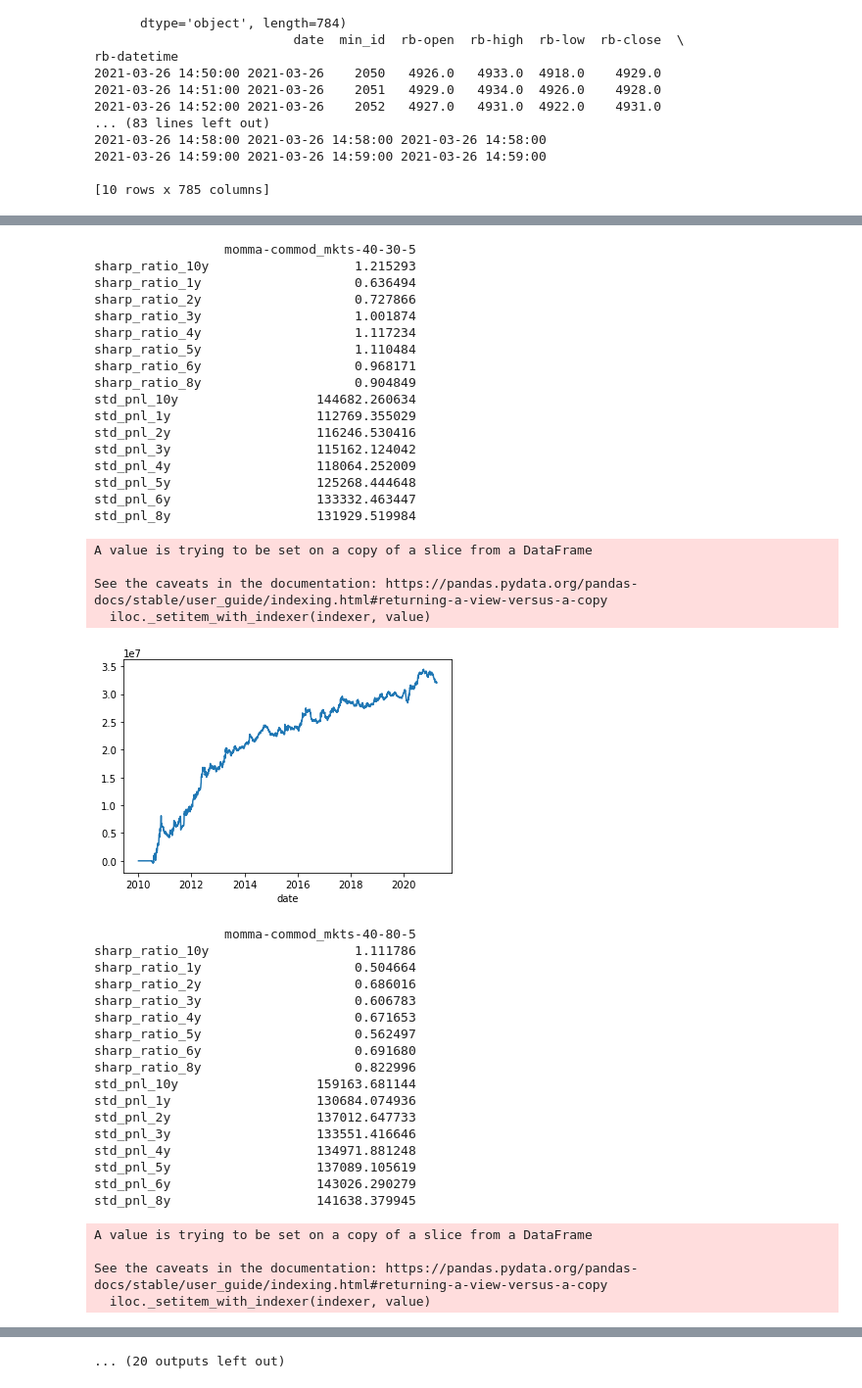
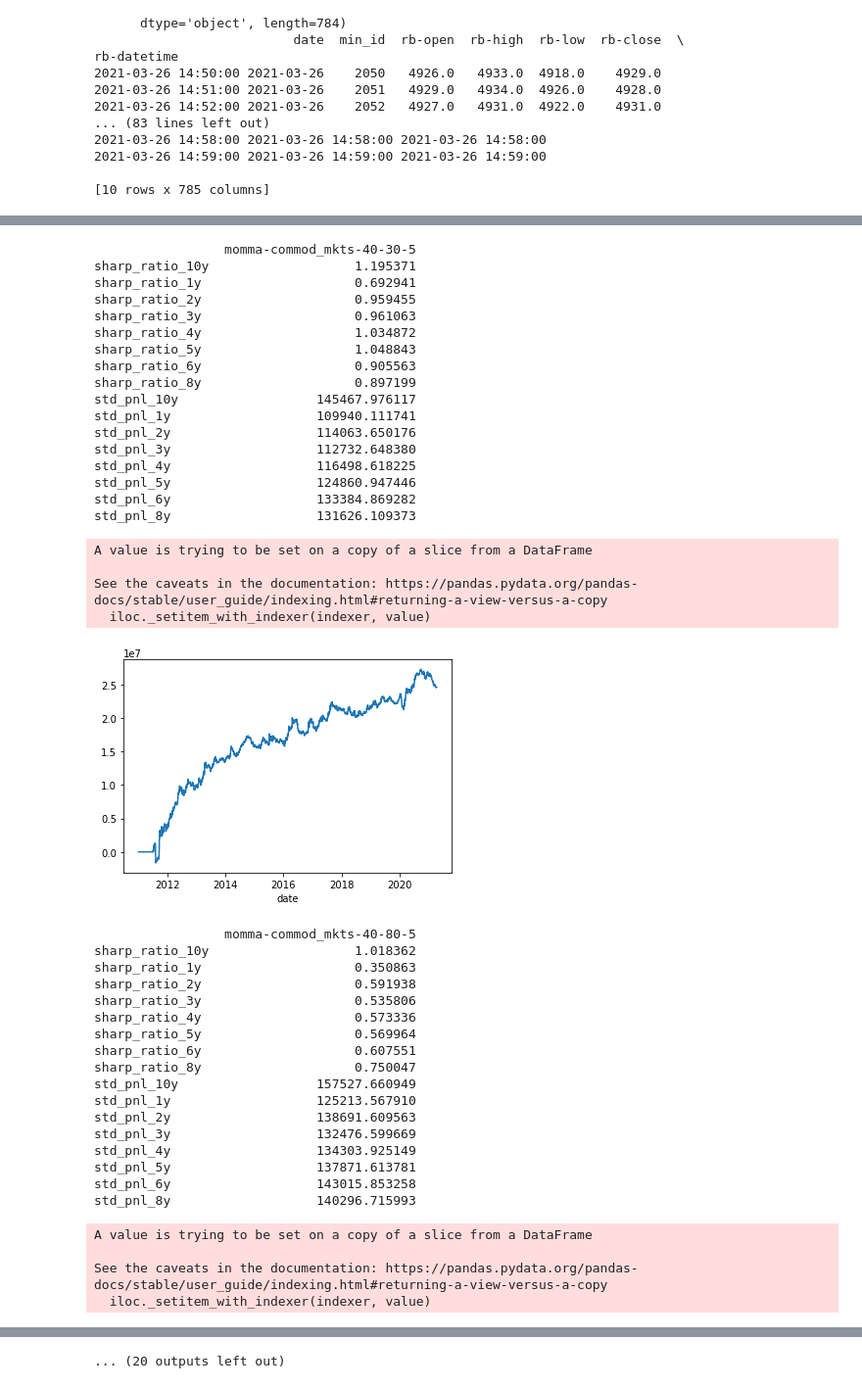
Before and after one commit to harvey1673/pyktrader3, a Jupyter notebook: bktest/bktest_daily_tsmom.ipynb, the cells around one changed output, grey strips where cells are left out. Shown at 98% size. Saved outputs shown, nothing was run; the diff lists cells and outputs as text; code cells hidden in the pictures.

```diff
--- a/bktest/bktest_daily_tsmom.ipynb
+++ b/bktest/bktest_daily_tsmom.ipynb
@@ -74,13 +74,13 @@ field_list = ['open', 'high', 'low', 'close', 'volume', 'openInterest', 'contrac
 mfield_list = ['open', 'high', 'low', 'close', 'volume', 'openInterest', 'contract', 'shift', 'datetime']
 commod_mkts = ['rb', 'hc', 'i', 'j', 'jm', 'ru', 'FG', 'ZC', 'cu', 'al', 'zn', 'pb', 'ni', 'sn', \
                'l', 'pp', 'v', 'TA', 'MA', 'bu', 'sc', 'm', 'RM', 'y', 'p', 'OI', 'a', 'c', 'cs', 'CF', 'SR', 'jd']
-start_date = datetime.date(2016, 1, 1)
-end_date = datetime.date(2021, 3, 26)
+start_date = datetime.date(2011, 1, 1)
+end_date = datetime.date(2021, 4, 13)
 pnl_tenors = ['1y', '2y', '3y', '4y', '5y', '6y', '8y', '10y']
 
 sim_products = commod_mkts
 need_shift = 1
-freq = 'm'
+freq = 'd'
 delim = '-'
 
 if freq == 'd':
@@ -115,7 +115,7 @@ for idx, asset in enumerate(sim_products):
     use_args['end_date'] = end_date
     print("loading mkt = %s, args = %s" % (asset, use_args))
     df = misc.nearby(asset, **use_args)
-    xfield = field_list
+    xfield_list = field_list
     if freq == 'm':
         df = misc.cleanup_mindata(df, asset)
         df = df.reset_index().set_index(['date', 'min_id'])
@@ -358,8 +338,8 @@ product_list = commod_mkts # metal_all_mkts # mixed_metal_mkts #
 #mixed_metal_mkts # commod_all_mkts #  ferrous_products_mkts #+ ferrous_mixed_mkts + base_metal_mkts
 product_name = 'commod_mkts'
 run_mode = 'madist'
-start_date = datetime.date(2010,1,1)
-end_date = datetime.date(2021,3,26)
+start_date = datetime.date(2011,1,1)
+end_date = datetime.date(2021,4,13)
 cost_ratio = 0.5
 #save_loc = "C:\\dev\\data\\selected_ts_" + run_mode + "_" + product_name + "_" + str(end_date) + '_'
 save_loc = "C:\\dev\\data\\combined_tsmom_" + product_name + "_" + str(end_date) + '_'
@@ -490,42 +470,42 @@ See the caveats in the documentation: https://pandas.pydata.org/pandas-docs/stab
                  momma-commod_mkts-40-30-5
-sharp_ratio_10y                   1.215293
-sharp_ratio_1y                    0.636494
-sharp_ratio_2y                    0.727866
-sharp_ratio_3y                    1.001874
-sharp_ratio_4y                    1.117234
-sharp_ratio_5y                    1.110484
-sharp_ratio_6y                    0.968171
-sharp_ratio_8y                    0.904849
-std_pnl_10y                  144682.260634
-std_pnl_1y                   112769.355029
-std_pnl_2y                   116246.530416
-std_pnl_3y                   115162.124042
-std_pnl_4y                   118064.252009
-std_pnl_5y                   125268.444648
-std_pnl_6y                   133332.463447
-std_pnl_8y                   131929.519984
+sharp_ratio_10y                   1.195371
+sharp_ratio_1y                    0.692941
+sharp_ratio_2y                    0.959455
+sharp_ratio_3y                    0.961063
+sharp_ratio_4y                    1.034872
+sharp_ratio_5y                    1.048843
+sharp_ratio_6y                    0.905563
+sharp_ratio_8y                    0.897199
+std_pnl_10y                  145467.976117
+std_pnl_1y                   109940.111741
+std_pnl_2y                   114063.650176
+std_pnl_3y                   112732.648380
+std_pnl_4y                   116498.618225
+std_pnl_5y                   124860.947446
+std_pnl_6y                   133384.869282
+std_pnl_8y                   131626.109373
 A value is trying to be set on a copy of a slice from a DataFrame
 
 See the caveats in the documentation: https://pandas.pydata.org/pandas-docs/stable/user_guide/indexing.html#returning-a-view-versus-a-copy
   iloc._setitem_with_indexer(indexer, value)
-[figure, old version]
+[figure, new version]
                  momma-commod_mkts-40-80-5
-sharp_ratio_10y                   1.111786
-sharp_ratio_1y                    0.504664
-sharp_ratio_2y                    0.686016
-sharp_ratio_3y                    0.606783
-sharp_ratio_4y                    0.671653
-sharp_ratio_5y                    0.562497
-sharp_ratio_6y                    0.691680
-sharp_ratio_8y                    0.822996
-std_pnl_10y                  159163.681144
-std_pnl_1y                   130684.074936
-std_pnl_2y                   137012.647733
-std_pnl_3y                   133551.416646
-std_pnl_4y                   134971.881248
-std_pnl_5y                   137089.105619
-std_pnl_6y                   143026.290279
-std_pnl_8y                   141638.379945
+sharp_ratio_10y                   1.018362
+sharp_ratio_1y                    0.350863
+sharp_ratio_2y                    0.591938
+sharp_ratio_3y                    0.535806
+sharp_ratio_4y                    0.573336
+sharp_ratio_5y                    0.569964
+sharp_ratio_6y                    0.607551
+sharp_ratio_8y                    0.750047
+std_pnl_10y                  157527.660949
+std_pnl_1y                   125213.567910
+std_pnl_2y                   138691.609563
+std_pnl_3y                   132476.599669
+std_pnl_4y                   134303.925149
+std_pnl_5y                   137871.613781
+std_pnl_6y                   143015.853258
+std_pnl_8y                   140296.715993
 A value is trying to be set on a copy of a slice from a DataFrame
 
 See the caveats in the documentation: https://pandas.pydata.org/pandas-docs/stable/user_guide/indexing.html#returning-a-view-versus-a-copy
```
Also changed, not shown: parts of 2 cells of this notebook, 10 other files.
